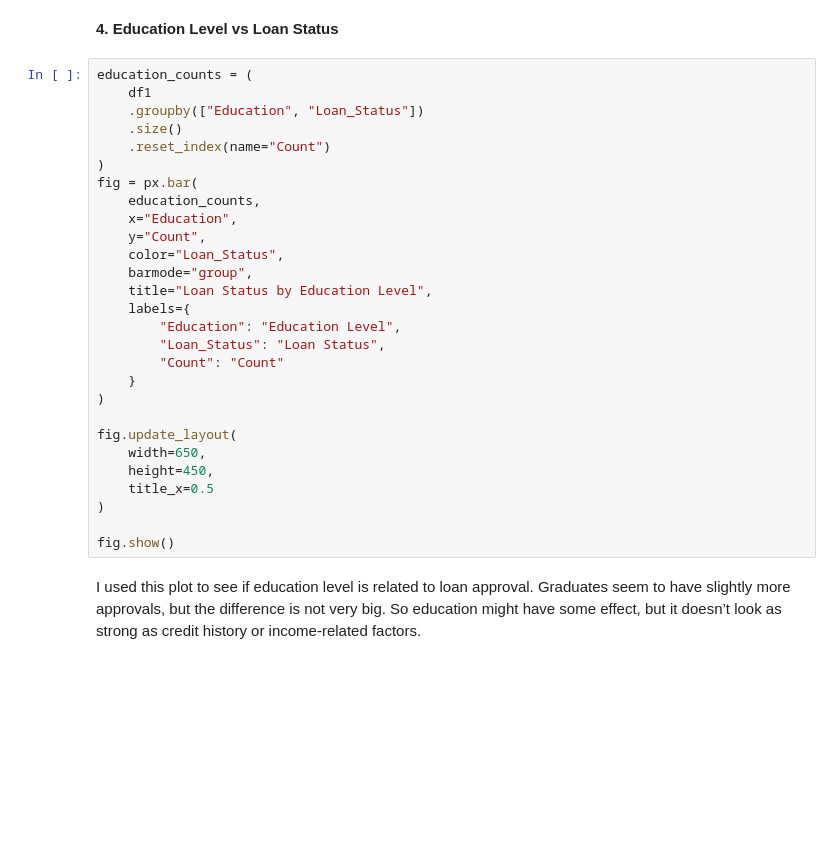
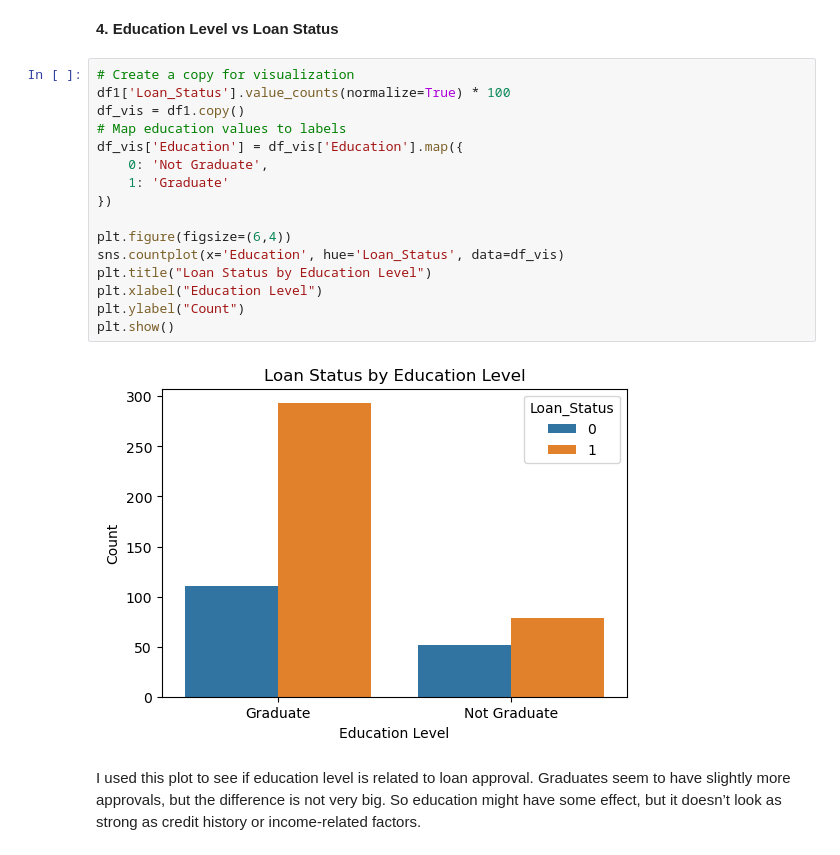
Before and after one commit to kosolroza/Loan-Prediction, a Jupyter notebook: Loan_prediction.ipynb, the cells around one changed output. Saved outputs shown, nothing was run; the diff lists cells and outputs as text; blank space fills up the shorter version.

```diff
--- a/Loan_prediction.ipynb
+++ b/Loan_prediction.ipynb
@@ -808,34 +771,24 @@ fig.show()
 I used this plot because credit history is usually important in real loan decisions. From the chart, applicants with credit history = 1 get approved much more often. So credit history seems to be one of the strongest factors linked to loan approval in this dataset.
 # %% [markdown]
 **4. Education Level vs Loan Status**
-# %%
-education_counts = (
-    df1
-    .groupby(["Education", "Loan_Status"])
-    .size()
-    .reset_index(name="Count")
-)
-fig = px.bar(
-    education_counts,
-    x="Education",
-    y="Count",
-    color="Loan_Status",
-    barmode="group",
-    title="Loan Status by Education Level",
-    labels={
-        "Education": "Education Level",
-        "Loan_Status": "Loan Status",
-        "Count": "Count"
-    }
-)
-
-fig.update_layout(
-    width=650,
-    height=450,
-    title_x=0.5
-)
-
-fig.show()
+# %%
+# Create a copy for visualization
+df1['Loan_Status'].value_counts(normalize=True) * 100
+df_vis = df1.copy()
+# Map education values to labels
+df_vis['Education'] = df_vis['Education'].map({
+    0: 'Not Graduate',
+    1: 'Graduate'
+})
+
+plt.figure(figsize=(6,4))
+sns.countplot(x='Education', hue='Loan_Status', data=df_vis)
+plt.title("Loan Status by Education Level")
+plt.xlabel("Education Level")
+plt.ylabel("Count")
+plt.show()
+# %% [output]
+[figure, added]
 # %% [markdown]
 I used this plot to see if education level is related to loan approval. Graduates seem to have slightly more approvals, but the difference is not very big. So education might have some effect, but it doesn’t look as strong as credit history or income-related factors.
 # %% [markdown]
```
Also changed, not shown: parts of 10 cells of this notebook.
